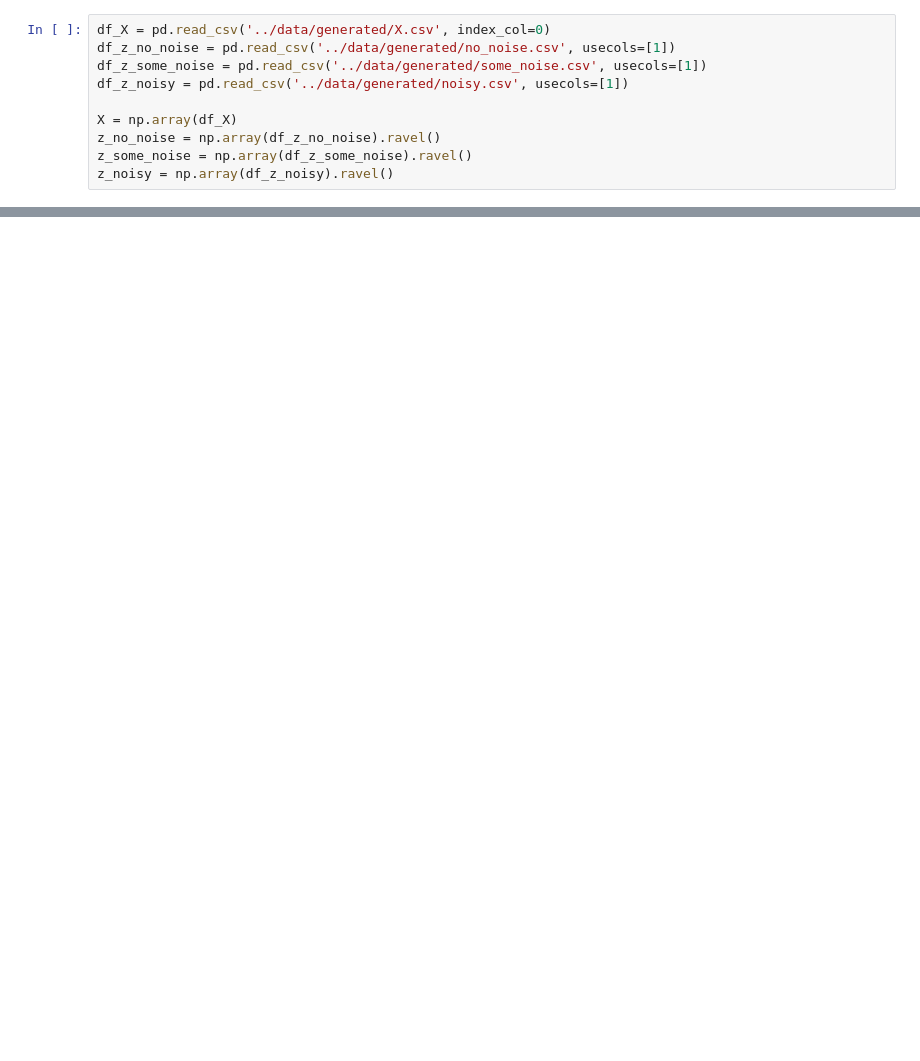
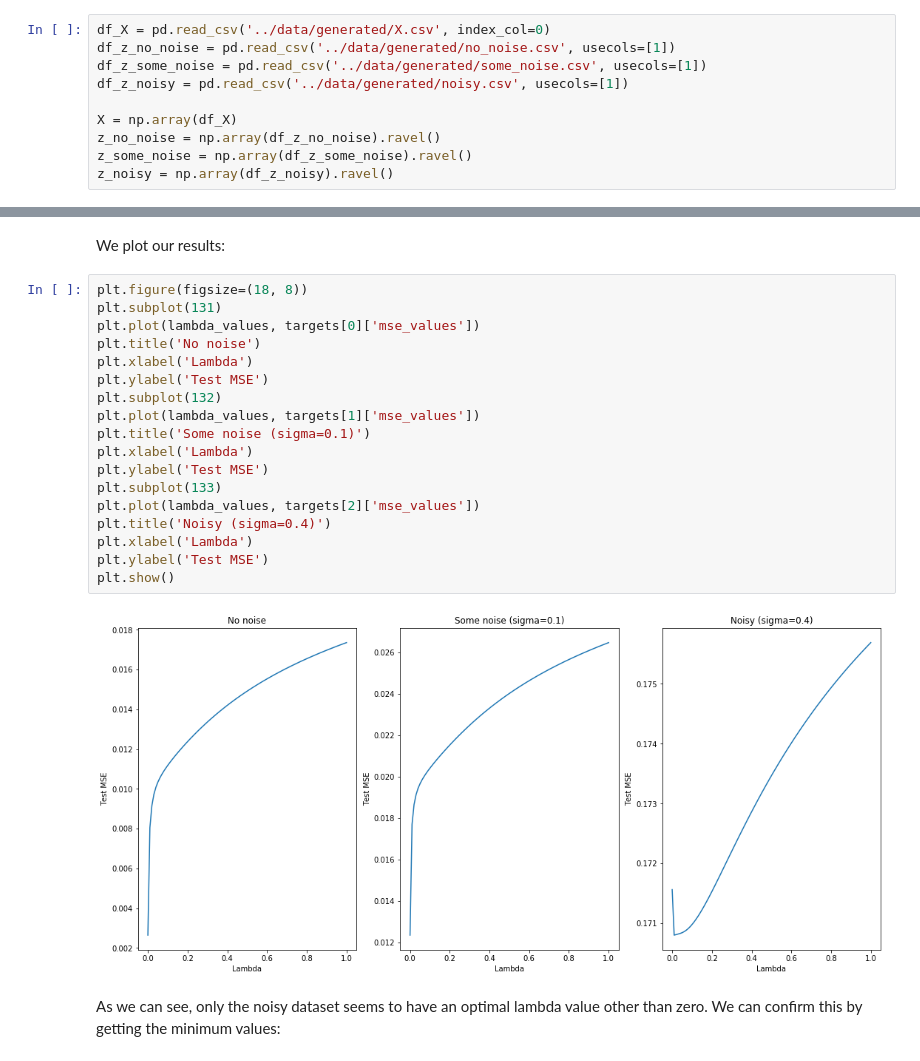
Before and after one commit to bjorngronntun/FYS-STK4155-project1, a Jupyter notebook: notebooks/20190928-Ridge-regression-Franke.ipynb, the cells around one changed output, grey strips where cells are left out. Cells and saved outputs as stored; diff of their text form; blank space fills up the shorter version.

Commit message:
Added some plots

```diff
--- a/notebooks/20190928-Ridge-regression-Franke.ipynb
+++ b/notebooks/20190928-Ridge-regression-Franke.ipynb
@@ -87,0 +80,24 @@ Noisy (sigma 0.4)             |0.183391
+# %% [markdown]
+We plot our results:
+# %%
+plt.figure(figsize=(18, 8))
+plt.subplot(131)
+plt.plot(lambda_values, targets[0]['mse_values'])
+plt.title('No noise')
+plt.xlabel('Lambda')
+plt.ylabel('Test MSE')
+plt.subplot(132)
+plt.plot(lambda_values, targets[1]['mse_values'])
+plt.title('Some noise (sigma=0.1)')
+plt.xlabel('Lambda')
+plt.ylabel('Test MSE')
+plt.subplot(133)
+plt.plot(lambda_values, targets[2]['mse_values'])
+plt.title('Noisy (sigma=0.4)')
+plt.xlabel('Lambda')
+plt.ylabel('Test MSE')
+plt.show()
+# %% [output]
+[figure, added]
+# %% [markdown]
+As we can see, only the noisy dataset seems to have an optimal lambda value other than zero. We can confirm this by getting the minimum values:
```
Also changed, not shown: parts of 8 cells of this notebook, 5 other files.
